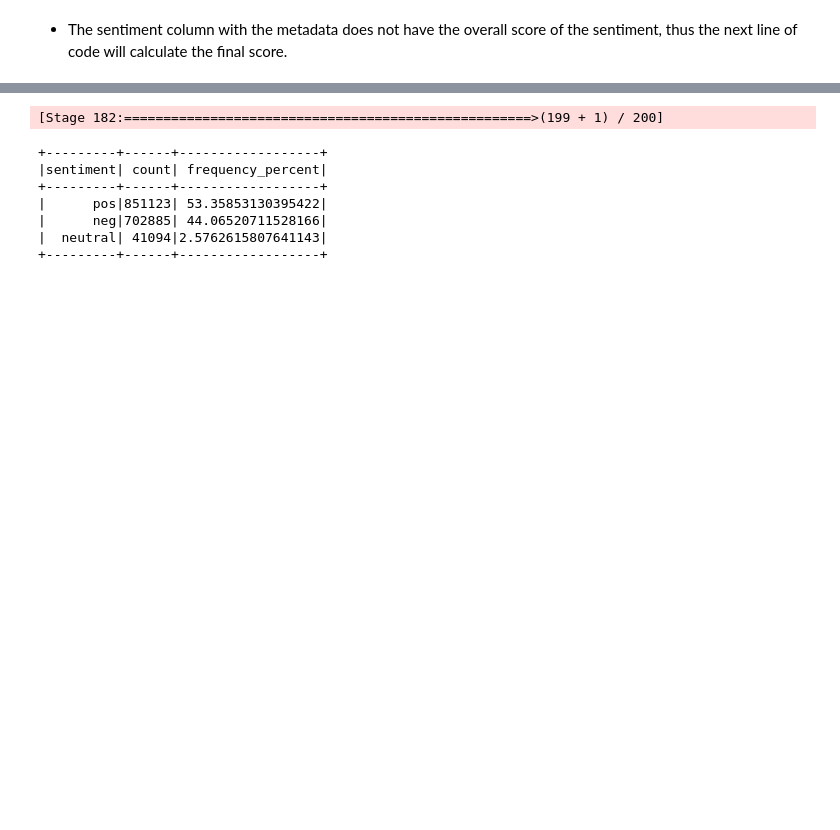
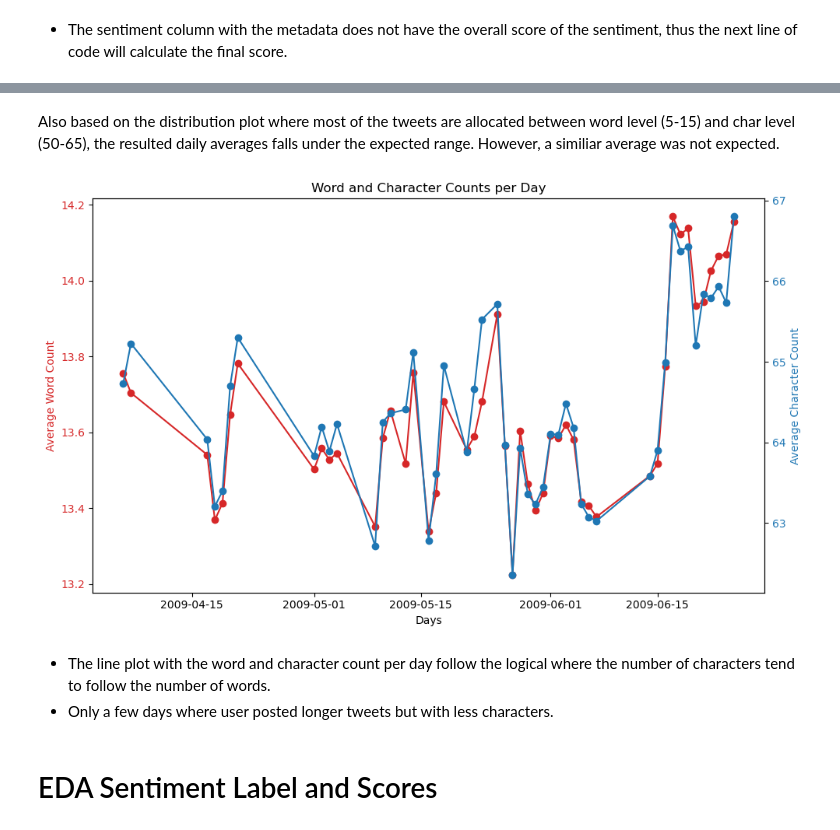
Before and after one commit to nozomu2020264/MSc-DA---CA2---2020264---10-11-23, a Jupyter notebook: CA2 - Nozomu Nakanishi.ipynb, the cells around one changed output, grey strips where cells are left out. Saved outputs shown, nothing was run; the diff lists cells and outputs as text; code cells hidden in the pictures; blank space fills up the shorter version.

```diff
--- a/CA2 - Nozomu Nakanishi.ipynb
+++ b/CA2 - Nozomu Nakanishi.ipynb
@@ -604,0 +673,7 @@ plt.show()
+# %%
+# Extract the daily records and the word count
+daily_word_count = df.groupBy("daily_records") \
+    .agg(F.avg("word_count").alias("average_word_count"))
+
+# Show the resulting DataFrame
+daily_word_count.show()
@@ -604,0 +699,8 @@ plt.show()
+# %%
+# Creates a df with the daily average for the char count.
+daily_character_count = df.groupBy("daily_records") \
+    .agg(F.avg("text_length").alias("average_character_count")) \
+    .orderBy("daily_records")
+
+# Show the resulting DataFrame
+daily_character_count.show()
@@ -605,27 +726,48 @@ plt.show()
+# %% [markdown]
+Also based on the distribution plot where most of the tweets are allocated between word level (5-15) and char level (50-65), the resulted daily averages falls under the expected range. However, a similiar average was not expected.
+# %%
+# Convert to Pandas DataFrames
+daily_word_count_pd = daily_word_count.toPandas()
+daily_character_count_pd = daily_character_count.toPandas()
+
+# Sort Pandas DataFrames by 'daily_records'
+daily_word_count_pd = daily_word_count_pd.sort_values('daily_records')
+daily_character_count_pd = daily_character_count_pd.sort_values('daily_records')
+
+# Plotting the graph
+fig, ax1 = plt.subplots(figsize=(10, 6))
+
+color = 'tab:red'
+ax1.set_xlabel('Days')
+ax1.set_ylabel('Average Word Count', color=color)
+ax1.plot(daily_word_count_pd['daily_records'], daily_word_count_pd['average_word_count'], color=color, marker='o', label='Average Word Count')
+ax1.tick_params(axis='y', labelcolor=color)
+
+ax2 = ax1.twinx()
+color = 'tab:blue'
+ax2.set_ylabel('Average Character Count', color=color)
+ax2.plot(daily_character_count_pd['daily_records'], daily_character_count_pd['average_character_count'], color=color, marker='o', label='Average Character Count')
+ax2.tick_params(axis='y', labelcolor=color)
+
+plt.title('Word and Character Counts per Day')
+plt.tight_layout()
+plt.show()
+# %% [output]
+[figure, added]
+# %% [markdown]
+- The line plot with the word and character count per day follow the logical where the number of characters tend to follow the number of words.
+- Only a few days where user posted longer tweets but with less characters.
+# %% [markdown]
+# EDA Sentiment Label and Scores
 # %%
 # Calculate the total number of tweets
 total_count = df.count()
 
 # Group by the 'sentiment' column and count the occurrences
-frequency_df = df.groupBy("sentiment").count()
-
-# Calculate the frequency in percentage
-frequency_percent_df = frequency_df.withColumn(
-    "frequency_percent",
-    (col("count") / lit(total_count) * 100)
-)
+frequency_df = df.groupBy("sentiment_score").count()
 
 # Show the result
 frequency_percent_df.show()
-# %% [output]
-[Stage 182:====================================================>(199 + 1) / 200]
-+---------+------+------------------+
-|sentiment| count| frequency_percent|
-+---------+------+------------------+
-|      pos|851123| 53.35853130395422|
-|      neg|702885| 44.06520711528166|
-|  neutral| 41094|2.5762615807641143|
-+---------+------+------------------+
 # %%
 df.describe("sentiment_score").show()
 # %% [output]
```
Also changed, not shown: parts of 79 cells of this notebook.
